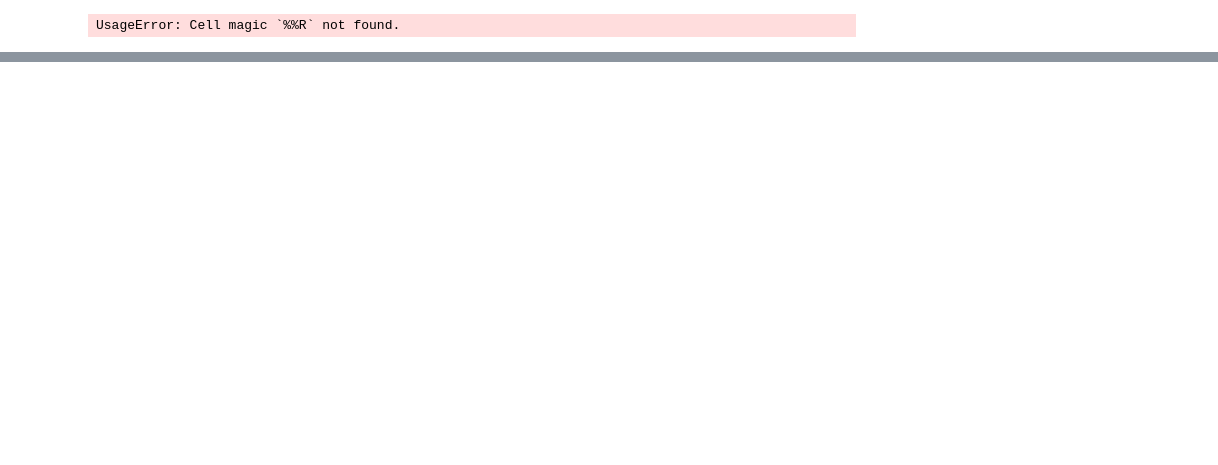
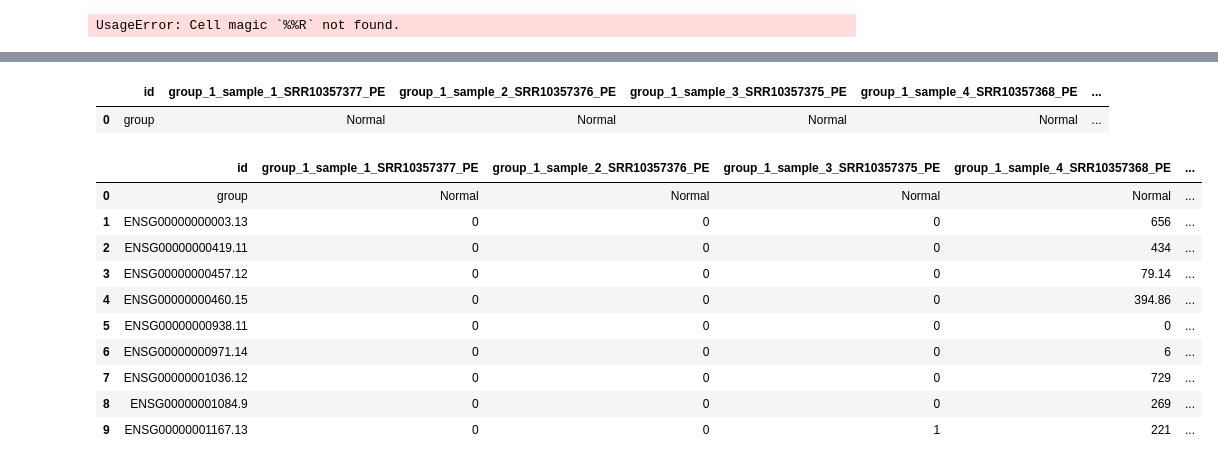
Before and after one commit to cindykhris/SummerInternship2020, a Jupyter notebook: SummerInternship2020.ipynb, the cells around one changed output, grey strips where cells are left out. Drawn from its saved outputs; the diff is of its cells as text; code cells hidden in the pictures; blank space fills up the shorter version.

```diff
--- a/SummerInternship2020.ipynb
+++ b/SummerInternship2020.ipynb
@@ -594,0 +759,35 @@ write.table (out_t, file="PCA_additional.txt", col.names=TRUE, row.names=FALSE,
+# %%
+data = pd.DataFrame({'id': 'group',
+         'group_1_sample_1_SRR10357377_PE': 'Normal',
+        'group_1_sample_2_SRR10357376_PE': 'Normal',
+       'group_1_sample_3_SRR10357375_PE': 'Normal',
+        'group_1_sample_4_SRR10357368_PE': 'Normal',
+       'group_1_sample_5_SRR10357367_PE': 'Normal',
+        'group_1_sample_6_SRR10357366_PE': 'Normal',
+
+        'group_2_sample_1_SRR10357374_PE': 'MERS',
+       'group_2_sample_2_SRR10357373_PE': 'MERS',
+        'group_2_sample_3_SRR10357372_PE': 'MERS',
+       'group_2_sample_4_SRR10357371_PE': 'MERS',
+        'group_2_sample_5_SRR10357370_PE': 'MERS',
+       'group_2_sample_6_SRR10357369_PE': 'MERS'
+       }, index=[0])
+data.head()
+# %% [output]
+|  | id | group_1_sample_1_SRR10357377_PE | group_1_sample_2_SRR10357376_PE | group_1_sample_3_SRR10357375_PE | group_1_sample_4_SRR10357368_PE | ... |
+| 0 | group | Normal | Normal | Normal | Normal | ... |
+# %%
+df = pd.concat([data,dataframeMers]).reset_index(drop = True)
+df.head(10)
+# %% [output]
+|  | id | group_1_sample_1_SRR10357377_PE | group_1_sample_2_SRR10357376_PE | group_1_sample_3_SRR10357375_PE | group_1_sample_4_SRR10357368_PE | ... |
+| 0 | group | Normal | Normal | Normal | Normal | ... |
+| 1 | ENSG00000000003.13 | 0 | 0 | 0 | 656 | ... |
+| 2 | ENSG00000000419.11 | 0 | 0 | 0 | 434 | ... |
+| 3 | ENSG00000000457.12 | 0 | 0 | 0 | 79.14 | ... |
+| 4 | ENSG00000000460.15 | 0 | 0 | 0 | 394.86 | ... |
+| 5 | ENSG00000000938.11 | 0 | 0 | 0 | 0 | ... |
+| 6 | ENSG00000000971.14 | 0 | 0 | 0 | 6 | ... |
+| 7 | ENSG00000001036.12 | 0 | 0 | 0 | 729 | ... |
+| 8 | ENSG00000001084.9 | 0 | 0 | 0 | 269 | ... |
+| 9 | ENSG00000001167.13 | 0 | 0 | 1 | 221 | ... |
```
Also changed, not shown: parts of 34 cells of this notebook.
